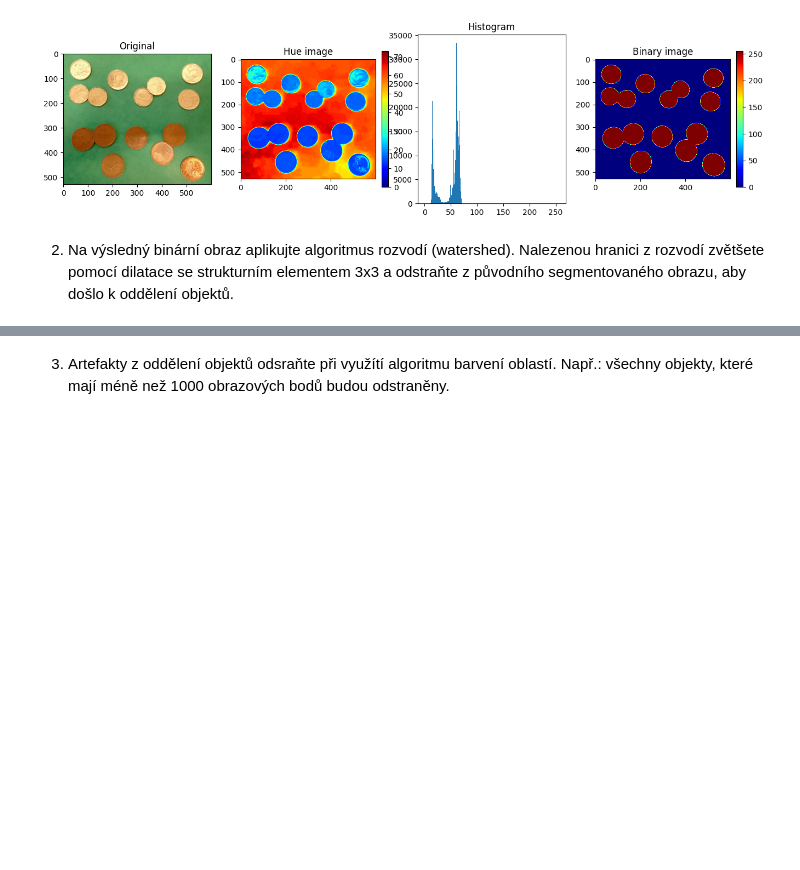
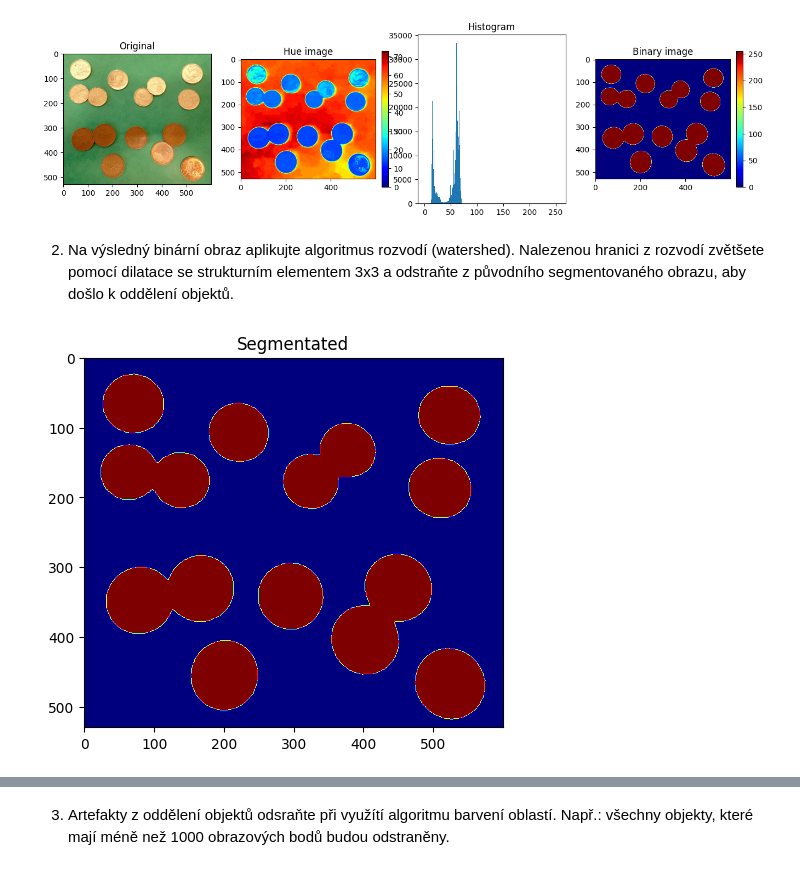
Before and after one commit to TUL-IT-2020/PVI-Pocitacove_videni, a Jupyter notebook: cviceni/cv06/cv06.ipynb, the cells around one changed output, grey strips where cells are left out. Saved outputs shown, nothing was run; the diff lists cells and outputs as text; code cells hidden in the pictures; blank space fills up the shorter version.

```diff
--- a/cviceni/cv06/cv06.ipynb
+++ b/cviceni/cv06/cv06.ipynb
@@ -177,3 +177,14 @@ plot_segmentation(img, img_H, "Hue image", T, True)
 Nalezenou  hranici  z  rozvodí  zvětšete  pomocí  dilatace  se  strukturním
 elementem 3x3 a odstraňte z původního segmentovaného obrazu, aby došlo
 k oddělení objektů.
+# %%
+# Apply thresholding
+thresh = segmentate(img_H, T, 255, invert=True)
+
+# plot
+plt.clf()
+plt.imshow(thresh, cmap='jet')
+plt.title('Segmentated')
+plt.show()
+# %% [output]
+[figure, added]
```
Also changed, not shown: parts of 11 cells of this notebook, 1 other file.
